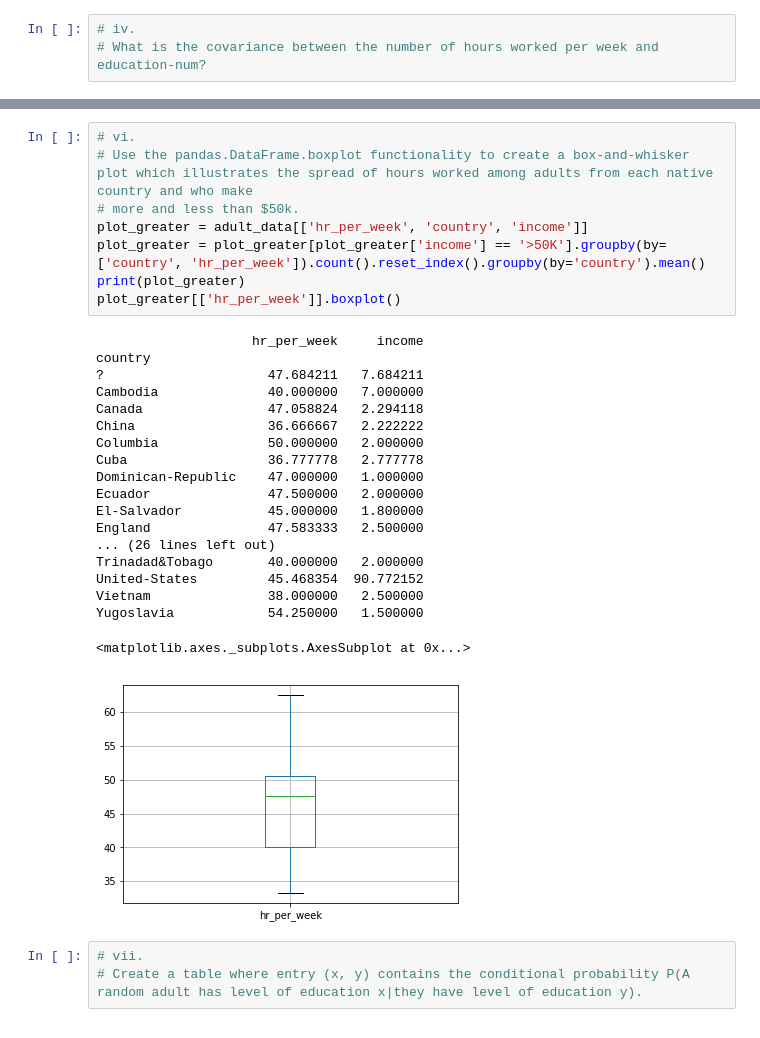
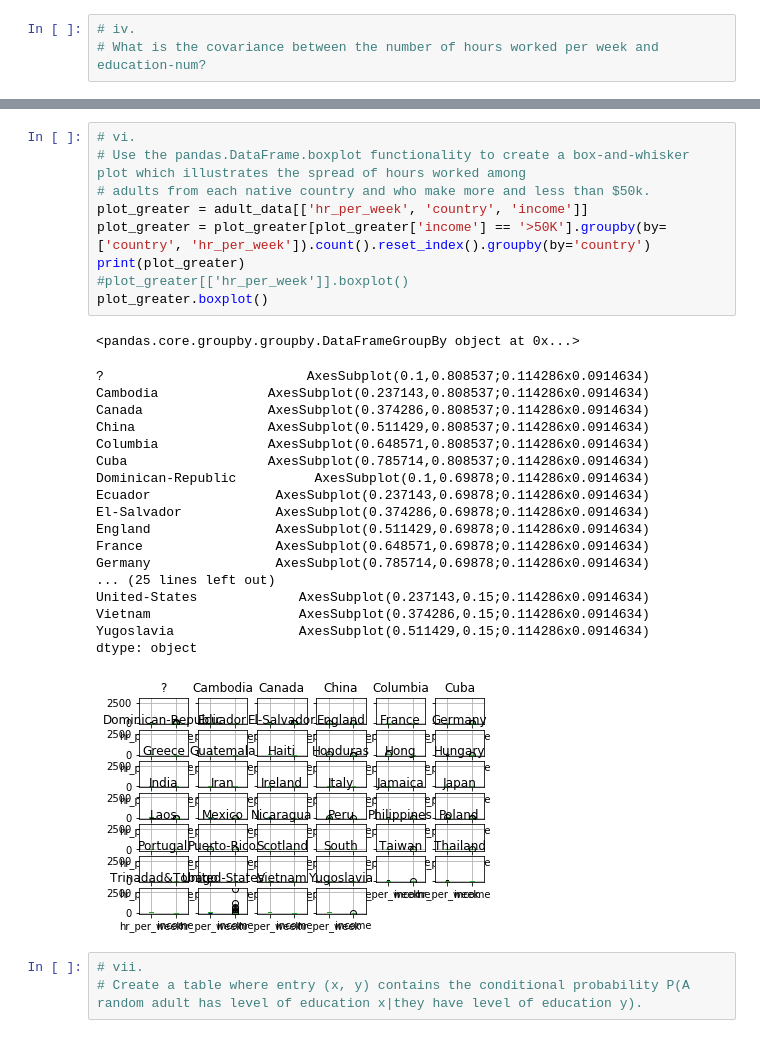
Before and after one commit to spa542/COSC311, a Jupyter notebook: Lab4/Lab4.ipynb, the cells around one changed output, grey strips where cells are left out. Drawn from its saved outputs; the diff is of its cells as text.

```diff
--- a/Lab4/Lab4.ipynb
+++ b/Lab4/Lab4.ipynb
@@ -131,31 +146,32 @@ plot_lesser.boxplot()
 # %%
 # vi.
-# Use the pandas.DataFrame.boxplot functionality to create a box-and-whisker plot which illustrates the spread of hours worked among adults from each native country and who make
-# more and less than $50k.
+# Use the pandas.DataFrame.boxplot functionality to create a box-and-whisker plot which illustrates the spread of hours worked among
+# adults from each native country and who make more and less than $50k.
 plot_greater = adult_data[['hr_per_week', 'country', 'income']]
-plot_greater = plot_greater[plot_greater['income'] == '>50K'].groupby(by=['country', 'hr_per_week']).count().reset_index().groupby(by='country').mean()
+plot_greater = plot_greater[plot_greater['income'] == '>50K'].groupby(by=['country', 'hr_per_week']).count().reset_index().groupby(by='country')
 print(plot_greater)
-plot_greater[['hr_per_week']].boxplot()
+#plot_greater[['hr_per_week']].boxplot()
+plot_greater.boxplot()
 # %% [output]
-                    hr_per_week     income
-country
-?                     47.684211   7.684211
-Cambodia              40.000000   7.000000
-Canada                47.058824   2.294118
-China                 36.666667   2.222222
-Columbia              50.000000   2.000000
-Cuba                  36.777778   2.777778
-Dominican-Republic    47.000000   1.000000
-Ecuador               47.500000   2.000000
-El-Salvador           45.000000   1.800000
-England               47.583333   2.500000
-... (26 lines left out)
-Trinadad&Tobago       40.000000   2.000000
-United-States         45.468354  90.772152
-Vietnam               38.000000   2.500000
-Yugoslavia            54.250000   1.500000
+<pandas.core.groupby.groupby.DataFrameGroupBy object at 0x...>
-<matplotlib.axes._subplots.AxesSubplot at 0x...>
+?                          AxesSubplot(0.1,0.808537;0.114286x0.0914634)
+Cambodia              AxesSubplot(0.237143,0.808537;0.114286x0.0914634)
+Canada                AxesSubplot(0.374286,0.808537;0.114286x0.0914634)
+China                 AxesSubplot(0.511429,0.808537;0.114286x0.0914634)
+Columbia              AxesSubplot(0.648571,0.808537;0.114286x0.0914634)
+Cuba                  AxesSubplot(0.785714,0.808537;0.114286x0.0914634)
+Dominican-Republic          AxesSubplot(0.1,0.69878;0.114286x0.0914634)
+Ecuador                AxesSubplot(0.237143,0.69878;0.114286x0.0914634)
+El-Salvador            AxesSubplot(0.374286,0.69878;0.114286x0.0914634)
+England                AxesSubplot(0.511429,0.69878;0.114286x0.0914634)
+France                 AxesSubplot(0.648571,0.69878;0.114286x0.0914634)
+Germany                AxesSubplot(0.785714,0.69878;0.114286x0.0914634)
+... (25 lines left out)
+United-States             AxesSubplot(0.237143,0.15;0.114286x0.0914634)
+Vietnam                   AxesSubplot(0.374286,0.15;0.114286x0.0914634)
+Yugoslavia                AxesSubplot(0.511429,0.15;0.114286x0.0914634)
+dtype: object
-[figure, old version]
+[figure, new version]
 # %%
 # vii.
 # Create a table where entry (x, y) contains the conditional probability P(A random adult has level of education x|they have level of education y).
```
Also changed, not shown: parts of 5 cells of this notebook.
